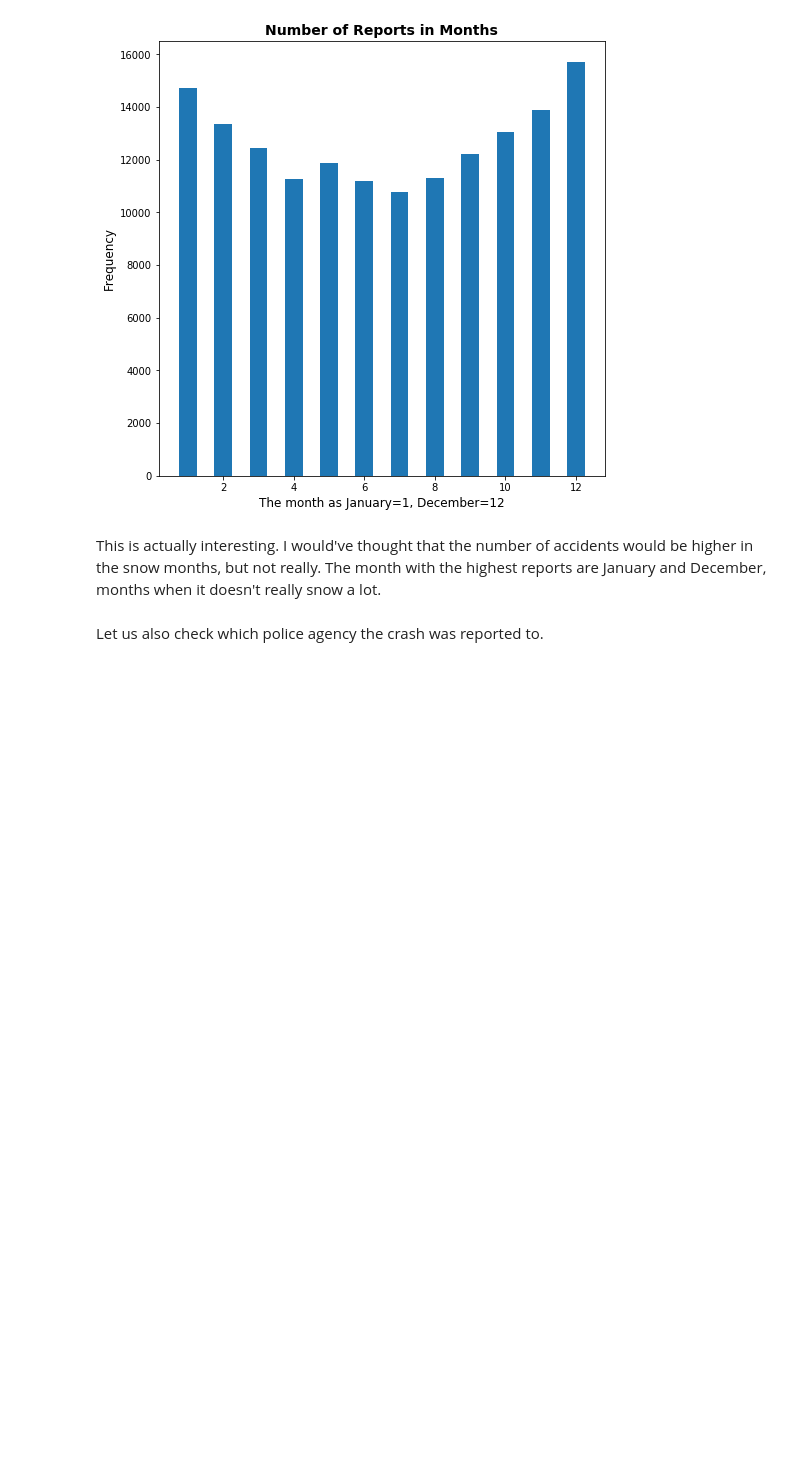
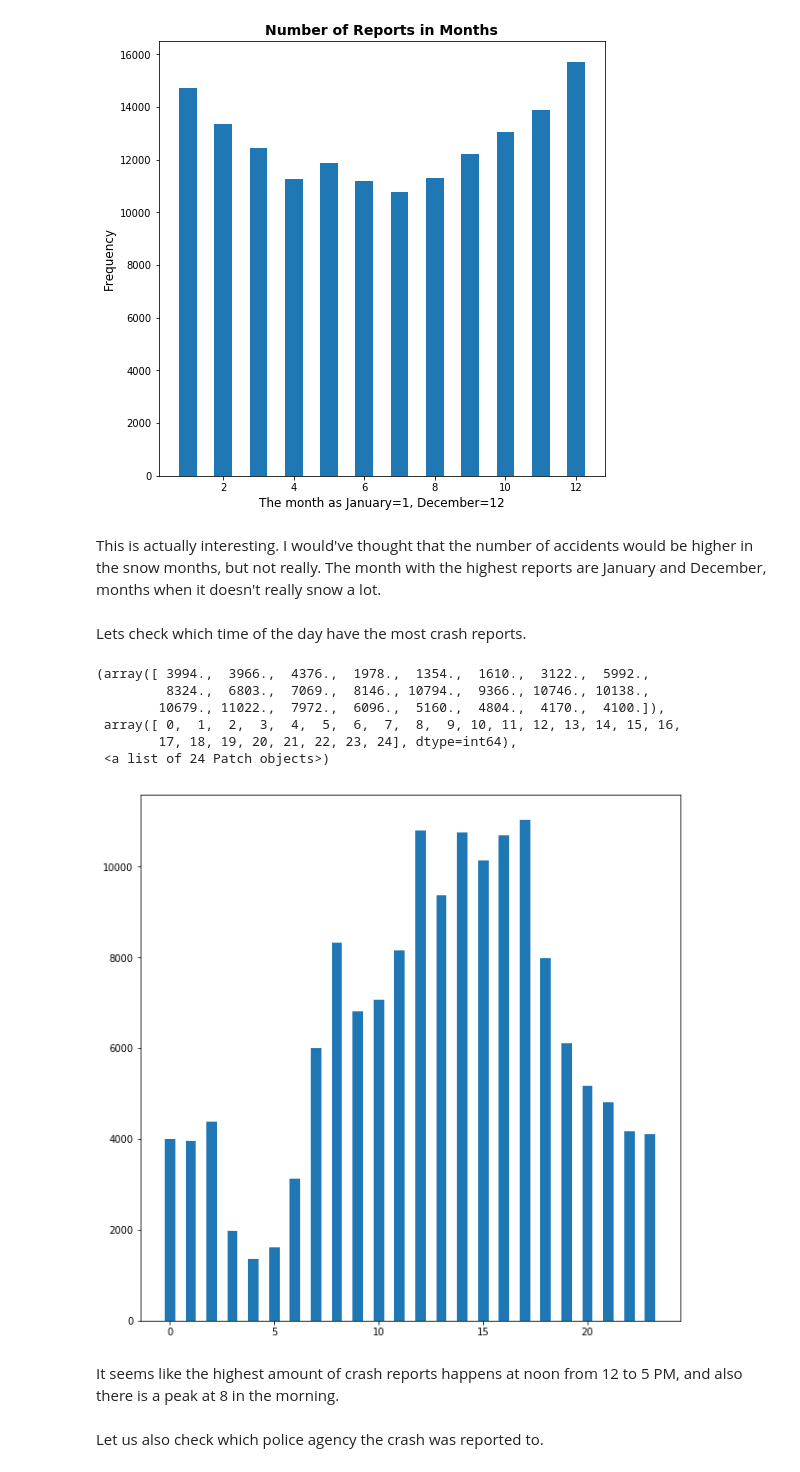
Before and after one commit to rvillegas1/Worcester-Crash-Report-Analysis, a Jupyter notebook: WorcesterCrashReports.ipynb, the cells around one changed output. Saved outputs shown, nothing was run; the diff lists cells and outputs as text; code cells hidden in the pictures; blank space fills up the shorter version.

```diff
--- a/WorcesterCrashReports.ipynb
+++ b/WorcesterCrashReports.ipynb
@@ -156,6 +169,22 @@ Text(0.5,1,'Number of Reports in Months')
 [figure]
 # %% [markdown]
 This is actually interesting. I would've thought that the number of accidents would be higher in the snow months, but not really. The month with the highest reports are January and December, months when it doesn't really snow a lot.
+# %% [markdown]
+Lets check which time of the day have the most crash reports.
+# %%
+crash_timehour = df_worcrash['CrashDT'].dt.hour
+plt.gcf().set_size_inches(10,10)
+plt.hist(crash_timehour, bins=np.arange(crash_timehour.min(), crash_timehour.max()+2), align='left', rwidth = 0.5)
+# %% [output]
+(array([ 3994.,  3966.,  4376.,  1978.,  1354.,  1610.,  3122.,  5992.,
+         8324.,  6803.,  7069.,  8146., 10794.,  9366., 10746., 10138.,
+        10679., 11022.,  7972.,  6096.,  5160.,  4804.,  4170.,  4100.]),
+ array([ 0,  1,  2,  3,  4,  5,  6,  7,  8,  9, 10, 11, 12, 13, 14, 15, 16,
+        17, 18, 19, 20, 21, 22, 23, 24], dtype=int64),
+ <a list of 24 Patch objects>)
+[figure, added]
+# %% [markdown]
+It seems like the highest amount of crash reports happens at noon from 12 to 5 PM, and also there is a peak at 8 in the morning.
 # %% [markdown]
 Let us also check which police agency the crash was reported to.
 # %%
```
Also changed, not shown: parts of 7 cells of this notebook.
